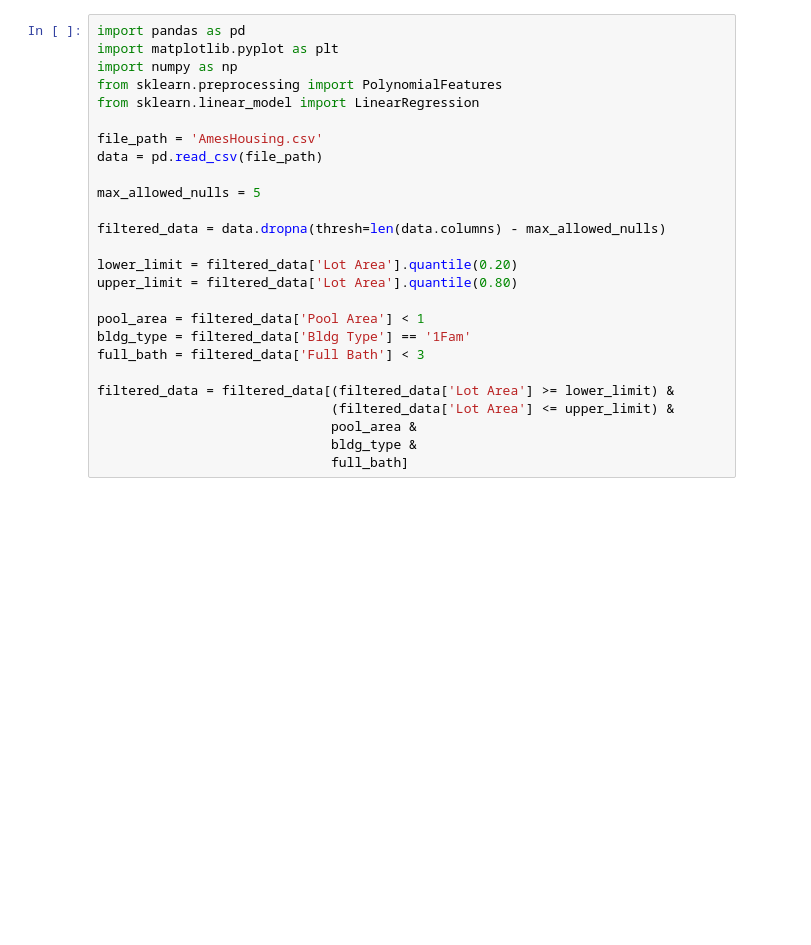
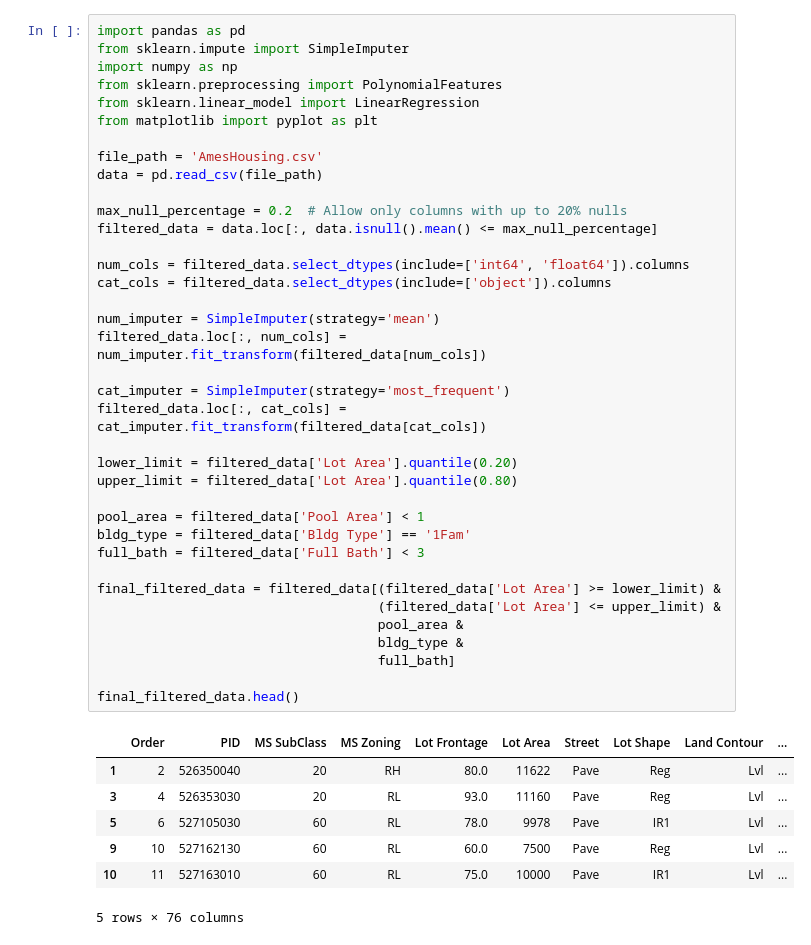
Before and after one commit to JanNordskog/IE500618-Maskinl-ring-Assignement-1, a Jupyter notebook: main.ipynb, the cells around one changed output. Drawn from its saved outputs; the diff is of its cells as text; blank space fills up the shorter version.

```diff
--- a/main.ipynb
+++ b/main.ipynb
@@ -1,29 +1,48 @@
 # %%
 import pandas as pd
-import matplotlib.pyplot as plt
+from sklearn.impute import SimpleImputer
 import numpy as np
 from sklearn.preprocessing import PolynomialFeatures
 from sklearn.linear_model import LinearRegression
+from matplotlib import pyplot as plt
 
 file_path = 'AmesHousing.csv'
 data = pd.read_csv(file_path)
 
-max_allowed_nulls = 5
+max_null_percentage = 0.2  # Allow only columns with up to 20% nulls
+filtered_data = data.loc[:, data.isnull().mean() <= max_null_percentage]
 
-filtered_data = data.dropna(thresh=len(data.columns) - max_allowed_nulls)
+num_cols = filtered_data.select_dtypes(include=['int64', 'float64']).columns
+cat_cols = filtered_data.select_dtypes(include=['object']).columns
+
+num_imputer = SimpleImputer(strategy='mean')
+filtered_data.loc[:, num_cols] = num_imputer.fit_transform(filtered_data[num_cols])
+
+cat_imputer = SimpleImputer(strategy='most_frequent')
+filtered_data.loc[:, cat_cols] = cat_imputer.fit_transform(filtered_data[cat_cols])
 
 lower_limit = filtered_data['Lot Area'].quantile(0.20)
 upper_limit = filtered_data['Lot Area'].quantile(0.80)
 
 pool_area = filtered_data['Pool Area'] < 1
 bldg_type = filtered_data['Bldg Type'] == '1Fam'
 full_bath = filtered_data['Full Bath'] < 3
 
-filtered_data = filtered_data[(filtered_data['Lot Area'] >= lower_limit) &
-                              (filtered_data['Lot Area'] <= upper_limit) &
-                              pool_area &
-                              bldg_type &
-                              full_bath]
+final_filtered_data = filtered_data[(filtered_data['Lot Area'] >= lower_limit) &
+                                    (filtered_data['Lot Area'] <= upper_limit) &
+                                    pool_area &
+                                    bldg_type &
+                                    full_bath]
+
+final_filtered_data.head()
+# %% [output]
+|  | Order | PID | MS SubClass | MS Zoning | Lot Frontage | Lot Area | Street | Lot Shape | Land Contour | ... |
+| 1 | 2 | 526350040 | 20 | RH | 80.0 | 11622 | Pave | Reg | Lvl | ... |
+| 3 | 4 | 526353030 | 20 | RL | 93.0 | 11160 | Pave | Reg | Lvl | ... |
+| 5 | 6 | 527105030 | 60 | RL | 78.0 | 9978 | Pave | IR1 | Lvl | ... |
+| 9 | 10 | 527162130 | 60 | RL | 60.0 | 7500 | Pave | Reg | Lvl | ... |
+| 10 | 11 | 527163010 | 60 | RL | 75.0 | 10000 | Pave | IR1 | Lvl | ... |
+5 rows × 76 columns
 # %%
 
 plt.figure(figsize=(10, 6))
```
Also changed, not shown: parts of 4 cells of this notebook.
